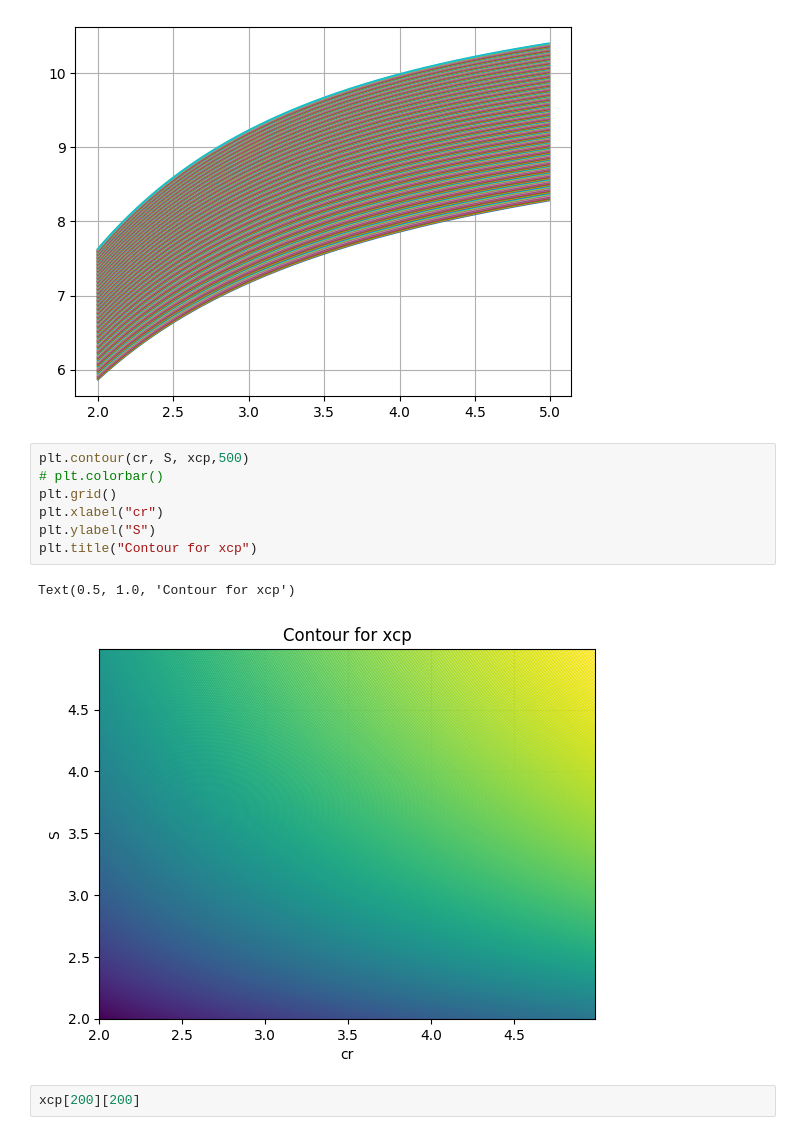
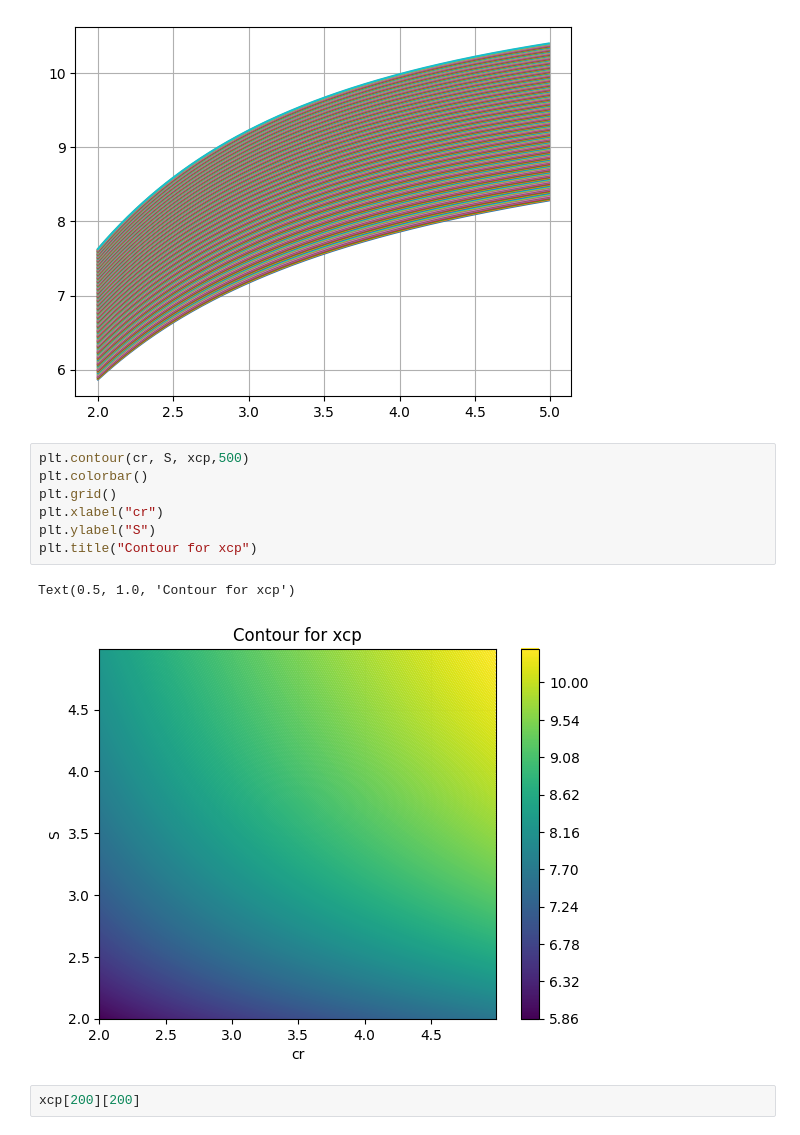
Before and after one commit to lyrickhare/Launcher-Profile, a Jupyter notebook: testingNew/finsizingTool.ipynb, the cells around one changed output. Drawn from its saved outputs; the diff is of its cells as text.

```diff
--- a/testingNew/finsizingTool.ipynb
+++ b/testingNew/finsizingTool.ipynb
@@ -43,14 +43,14 @@ plt.grid()
 [figure]
 # %%
 plt.contour(cr, S, xcp,500)
-# plt.colorbar()
+plt.colorbar()
 plt.grid()
 plt.xlabel("cr")
 plt.ylabel("S")
 plt.title("Contour for xcp")
 # %% [output]
 Text(0.5, 1.0, 'Contour for xcp')
-[figure, old version]
+[figure, new version]
 # %%
 xcp[200][200]
 # %% [output]
```
Also changed, not shown: 1 other file.
